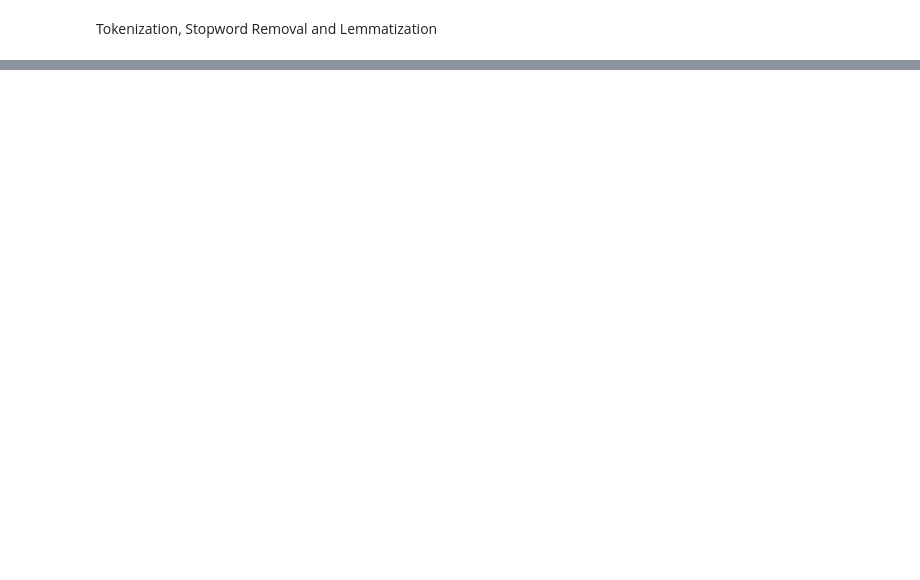
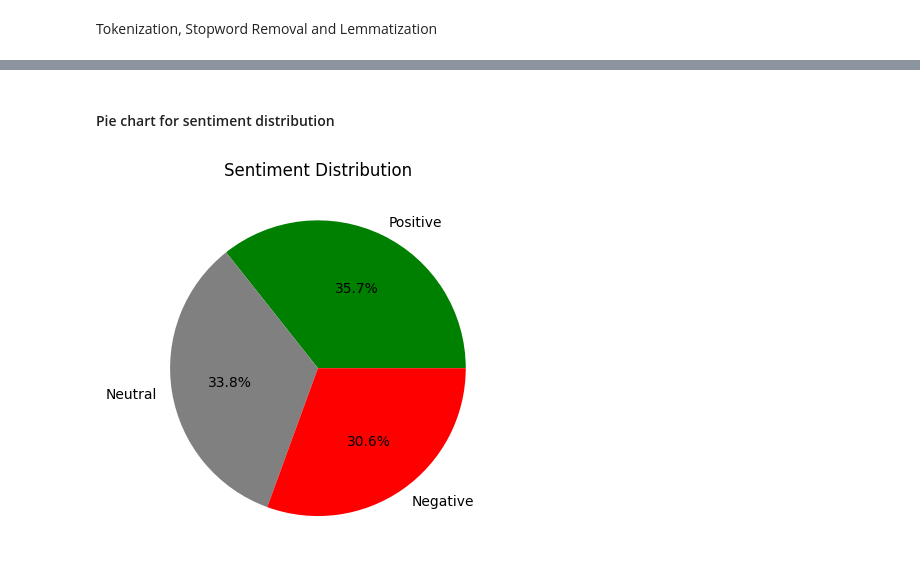
Before and after one commit to data-driven-news/X-sentiment-analysis, a Jupyter notebook: student.ipynb, the cells around one changed output, grey strips where cells are left out. Drawn from its saved outputs; the diff is of its cells as text; code cells hidden in the pictures; blank space fills up the shorter version.

```diff
--- a/student.ipynb
+++ b/student.ipynb
@@ -141,0 +174,10 @@ LookupError:
+# %% [markdown]
+#### Pie chart for sentiment distribution
+# %%
+# Plot the pie chart for sentiment distribution
+df['Vader_Sentiment'].value_counts().plot(kind='pie', autopct='%1.1f%%', title='Sentiment Distribution',
+                                          colors=['green', 'gray', 'red'])
+plt.ylabel('')
+plt.show()
+# %% [output]
+[figure, added]
```
Also changed, not shown: parts of 12 cells of this notebook, 2 other files.
